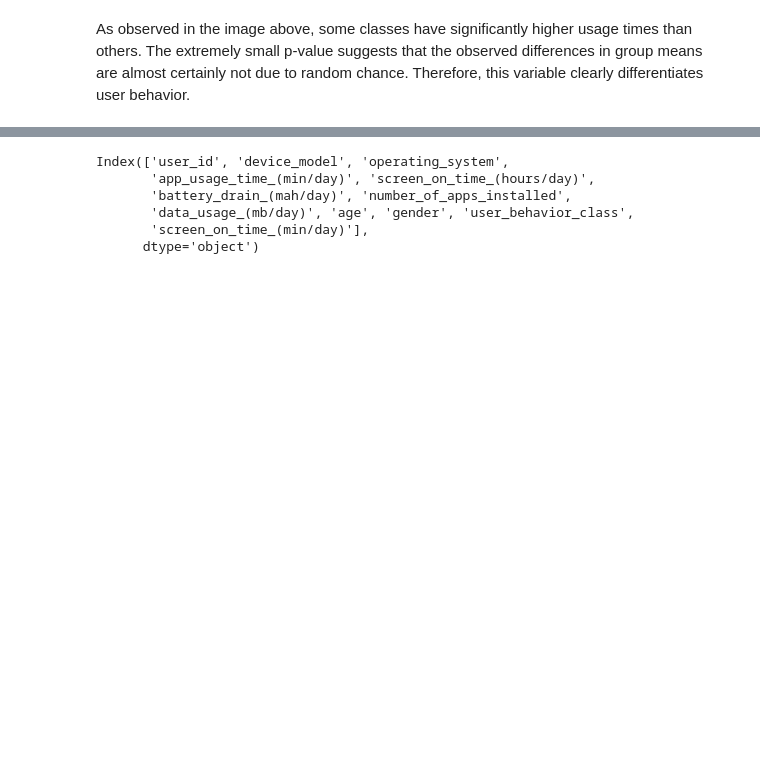
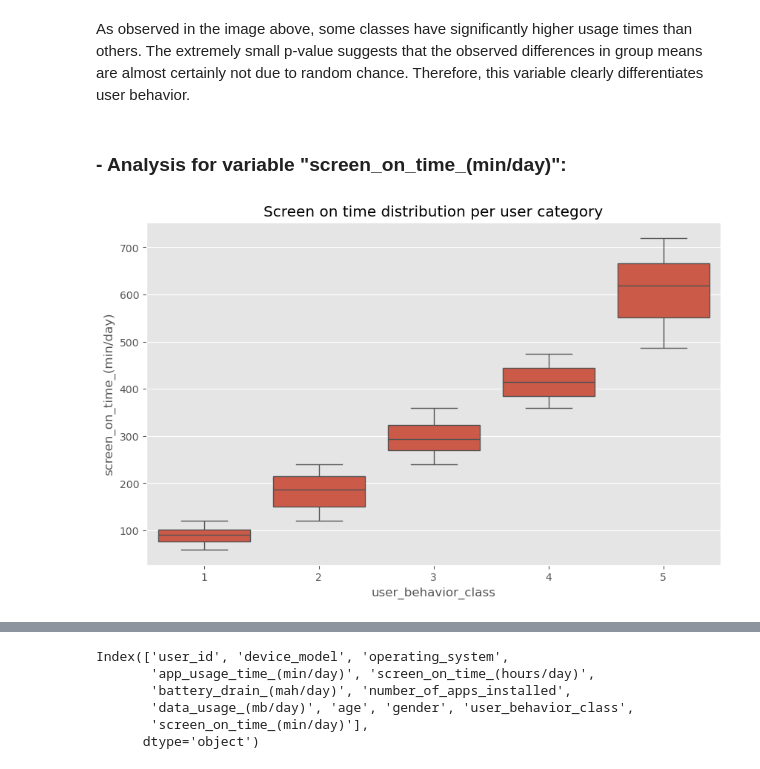
Before and after one commit to bizzaccelerator/classification_of_consumer_behaviour, a Jupyter notebook: notebook.ipynb, the cells around one changed output, grey strips where cells are left out. Drawn from its saved outputs; the diff is of its cells as text; code cells hidden in the pictures; blank space fills up the shorter version.

Commit message:
the variable 'Screen on time' is analyzed.

```diff
--- a/notebook.ipynb
+++ b/notebook.ipynb
@@ -405,3 +405,13 @@ One-way ANOVA Test:
 F-statistic: 4555.299163870112, P-value: 0.0
 # %% [markdown]
 As observed in the image above, some classes have significantly higher usage times than others. The extremely small p-value suggests that the observed differences in group means are almost certainly not due to random chance. Therefore, this variable clearly differentiates user behavior.
+# %% [markdown]
+### - Analysis for variable "screen_on_time_(min/day)":
+# %%
+# visualizing the app usage time distribution per user category
+plt.figure(figsize=(10,6))
+sns.boxplot(x='user_behavior_class', y='screen_on_time_(min/day)', data=users)
+plt.title('Screen on time distribution per user category')
+plt.show()
+# %% [output]
+[figure, added]
```
Also changed, not shown: parts of 3 cells of this notebook.
